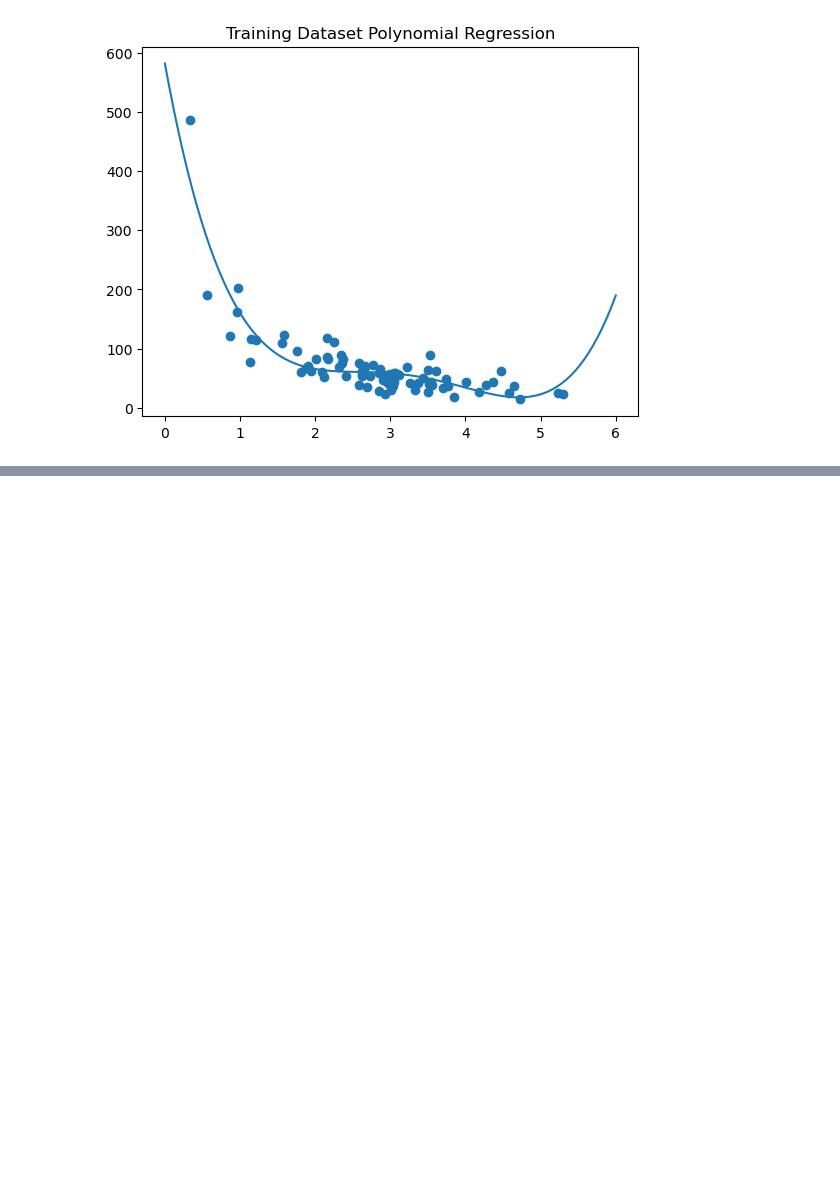
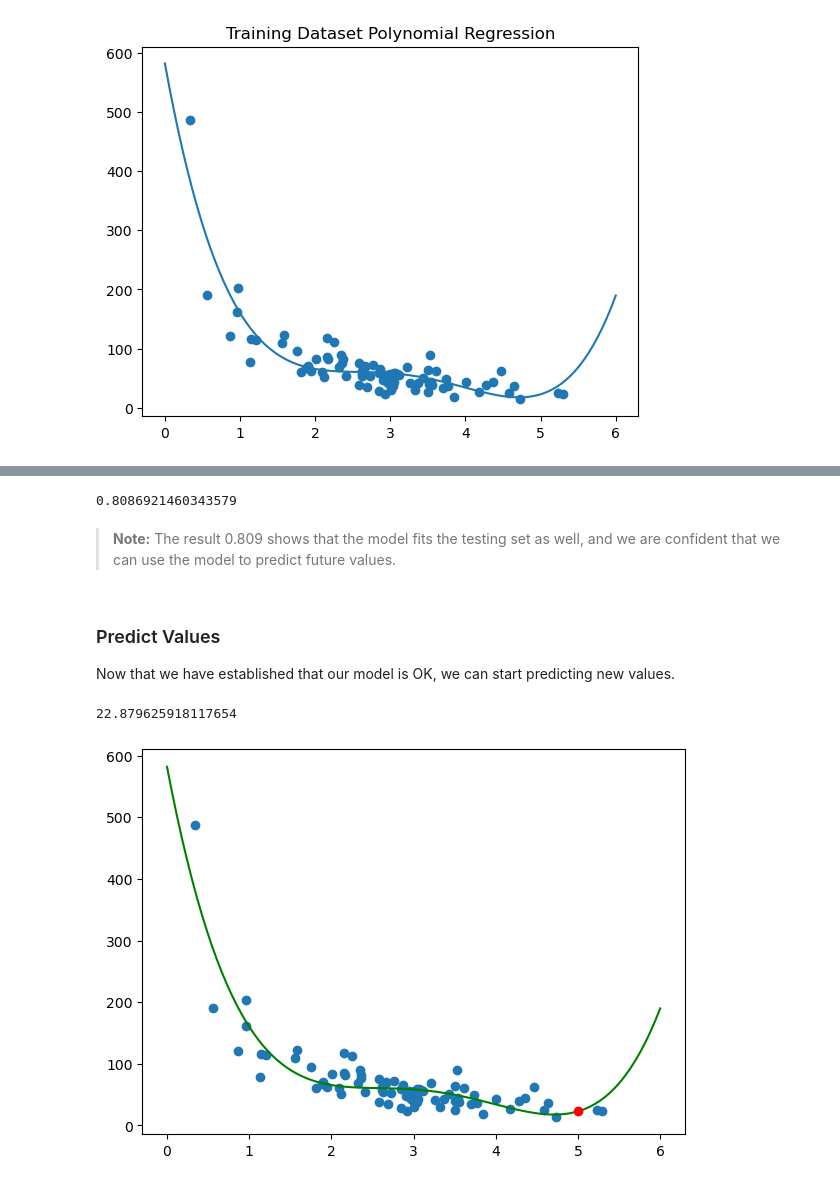
Before and after one commit to sachithdickwella/math-tutorial-repo, a Jupyter notebook: src/notebooks/5.train-and-test.ipynb, the cells around one changed output, grey strips where cells are left out. Saved outputs shown, nothing was run; the diff lists cells and outputs as text; code cells hidden in the pictures; blank space fills up the shorter version.

```diff
--- a/src/notebooks/5.train-and-test.ipynb
+++ b/src/notebooks/5.train-and-test.ipynb
@@ -88,0 +118,27 @@ plt.show()
+# %%
+r2 = r2_score(test_y, train_model(test_x))
+r2
+# %% [output]
+0.8086921460343579
+# %% [markdown]
+> **Note:** The result 0.809 shows that the model fits the testing set as well, and we are confident that we can use the model to predict future values.
+# %% [markdown]
+### Predict Values
+
+Now that we have established that our model is OK, we can start predicting new values.
+# %%
+price = train_model(5)
+price
+# %% [output]
+22.879625918117654
+# %%
+_, _ = plt.subplots(1, 1, figsize=(7, 5))
+
+plt.scatter(train_x, train_y)
+
+line = np.linspace(0, 6, 100)
+plt.plot(line, train_model(line), '-g')
+plt.plot(5, price, 'ro')
+plt.show()
+# %% [output]
+[figure, added]
```
Also changed, not shown: parts of 4 cells of this notebook, 12 other files.
